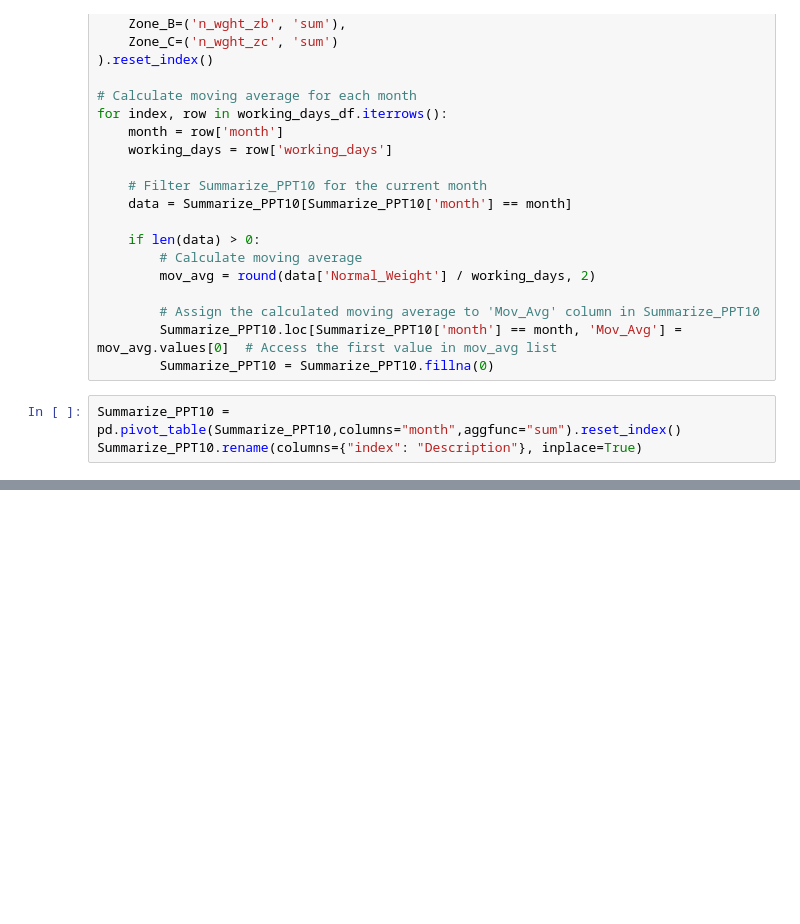
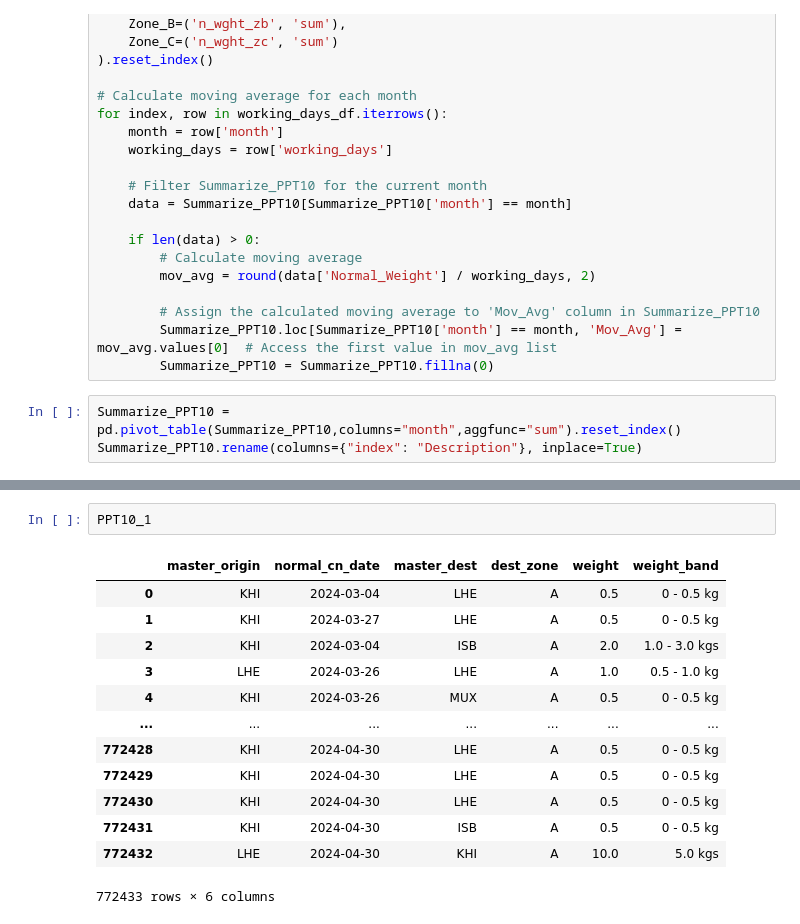
Before and after one commit to TahaDataAlchemy/BLUE-EX-Domestic-Auto, a Jupyter notebook: ETL.ipynb, the cells around one changed output, grey strips where cells are left out. Cells and saved outputs as stored; diff of their text form; blank space fills up the shorter version.

```diff
--- a/ETL.ipynb
+++ b/ETL.ipynb
@@ -2750,0 +2904,16 @@ insert_table_into_existing_presentation(presentation_path, table_data)
+# %%
+PPT10_1
+# %% [output]
+|  | master_origin | normal_cn_date | master_dest | dest_zone | weight | weight_band |
+| 0 | KHI | 2024-03-04 | LHE | A | 0.5 | 0 - 0.5 kg |
+| 1 | KHI | 2024-03-27 | LHE | A | 0.5 | 0 - 0.5 kg |
+| 2 | KHI | 2024-03-04 | ISB | A | 2.0 | 1.0 - 3.0 kgs |
+| 3 | LHE | 2024-03-26 | LHE | A | 1.0 | 0.5 - 1.0 kg |
+| 4 | KHI | 2024-03-26 | MUX | A | 0.5 | 0 - 0.5 kg |
+| ... | ... | ... | ... | ... | ... | ... |
+| 772428 | KHI | 2024-04-30 | LHE | A | 0.5 | 0 - 0.5 kg |
+| 772429 | KHI | 2024-04-30 | LHE | A | 0.5 | 0 - 0.5 kg |
+| 772430 | KHI | 2024-04-30 | LHE | A | 0.5 | 0 - 0.5 kg |
+| 772431 | KHI | 2024-04-30 | ISB | A | 0.5 | 0 - 0.5 kg |
+| 772432 | LHE | 2024-04-30 | KHI | A | 10.0 | 5.0 kgs |
+772433 rows × 6 columns
```
Also changed, not shown: parts of 19 cells of this notebook.
